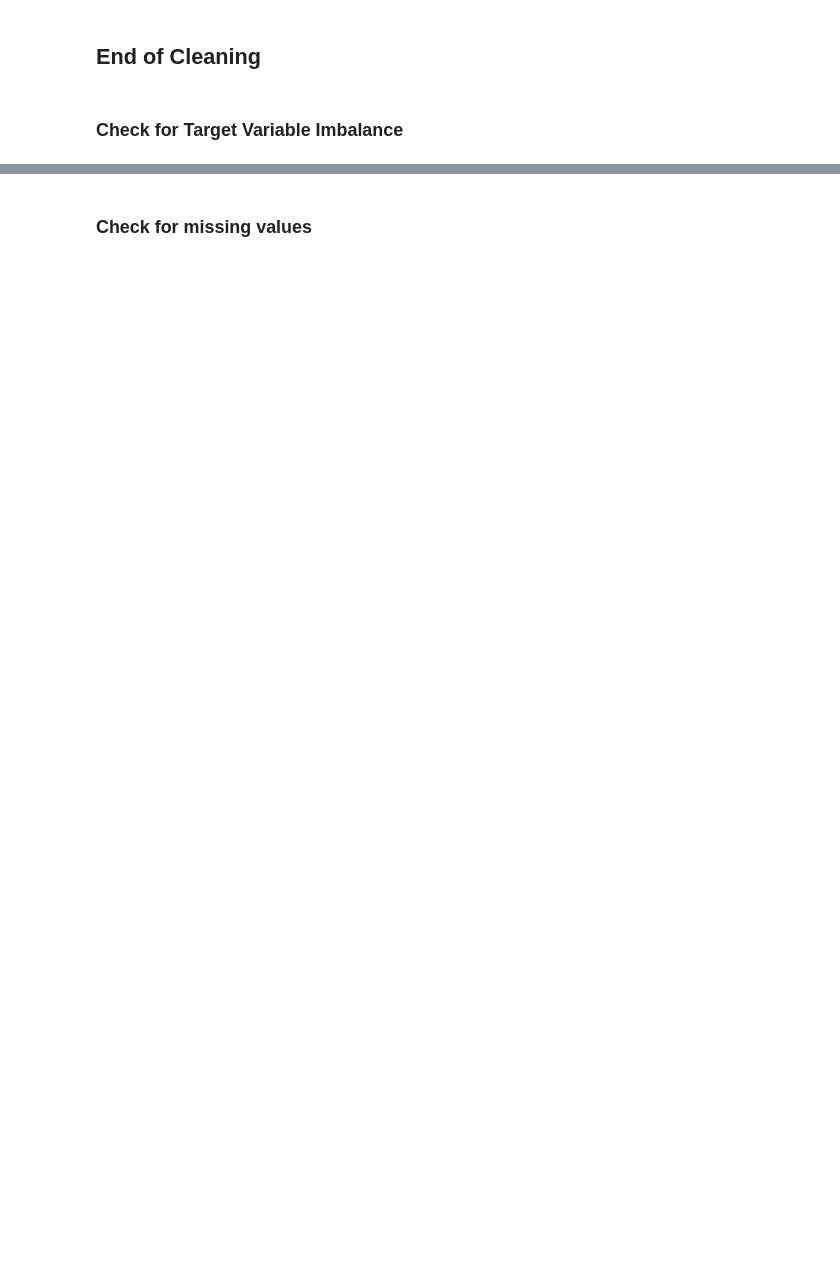
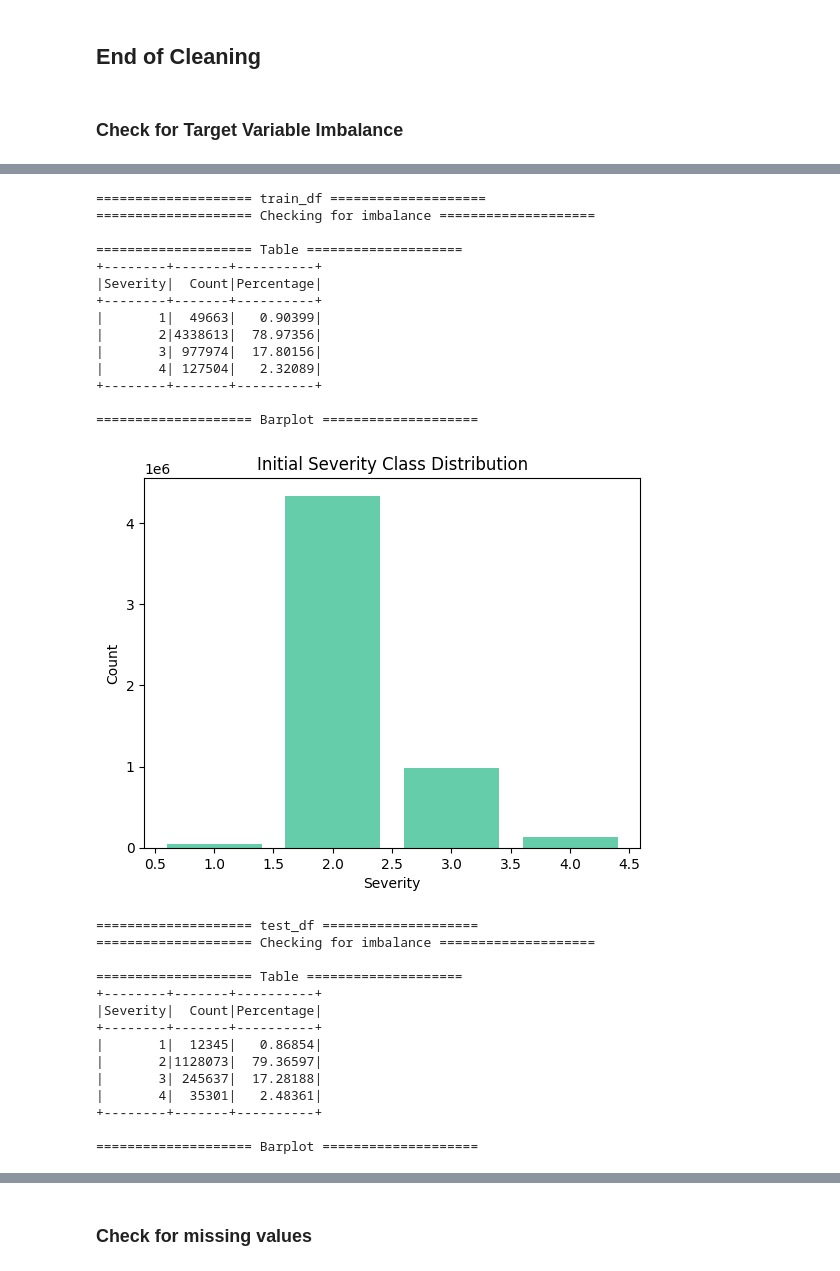
Before and after one commit to iiank/Agentic-AI-for-Big-Data-Analytics, a Jupyter notebook: EDA/EDA_Model.ipynb, the cells around one changed output, grey strips where cells are left out. Cells and saved outputs as stored; diff of their text form; code cells hidden in the pictures; blank space fills up the shorter version.

```diff
--- a/EDA/EDA_Model.ipynb
+++ b/EDA/EDA_Model.ipynb
@@ -943,5 +620,2 @@ As shown from the heatmap, the POI columns `Amenity`, `Bump`, `Give_Way`, `No_Ex
 # %% [markdown]
 ## Drop Columns After Investigation
-# %%
-cols_to_drop = ["Amenity", "Bump", "Give_Way", "No_Exit", "Railway", "Roundabout", "Traffic_Calming"]
-df = df.drop(*cols_to_drop)
@@ -950,13 +622,15 @@ We also choose to drop the columns `Duration_Minutes` and `Duration_Hours` befor
 # %%
-end_time_cols = [c for c in df.columns if c.startswith("End_Time")]
-print("Dropping:", end_time_cols)
-df = df.drop(*end_time_cols)
+def drop_cols(df, df_name):
+    end_time_cols = [c for c in df.columns if c.startswith("End_Time")]
+    duration_cols = [c for c in df.columns if c.startswith("Duration")]
+    other_cols = ["Distance(mi)", "Amenity", "Bump", "Give_Way", "No_Exit", "Railway", "Roundabout", "Traffic_Calming"]
 
-duration_cols = [c for c in df.columns if c.startswith("Duration")]
-print("Dropping:", duration_cols)
-df = df.drop(*duration_cols)
+    all_cols = end_time_cols + duration_cols + other_cols
 
-cols_to_drop = ["Distance(mi)"]
-print("Dropping:", cols_to_drop)
-df = df.drop(*cols_to_drop)
+    print(f"{df_name} dropping: {all_cols}")
+    df = df.drop(*all_cols)
+    return df
+
+train_df = drop_cols(train_df, "train_df")
+test_df = drop_cols(test_df, "test_df")
 # %% [output]
@@ -966,12 +639,17 @@ Dropping: ['Distance(mi)']
 # %% [markdown]
 ## Binarise Severity (Target Variable)
 # %%
-df = df.withColumn("high_severity", (F.col("Severity") >= 3).cast("int"))
+train_df = train_df.withColumn("high_severity", (F.col("Severity") >= 3).cast("int"))
+test_df = test_df.withColumn("high_severity", (F.col("Severity") >= 3).cast("int"))
 # %% [markdown]
 ## Check for Duplicates
 # %%
-final_count = df.count()
-df = df.dropDuplicates(subset=["Start_Time", "Start_Lat", "Start_Lng", "Street"])
-dupe_count = final_count - df.count()
-print(f"Number of duplicate rows dropped: {dupe_count}")
+def drop_final_dupes(df, df_name):
+    count = df.count()
+    df = df.dropDuplicates(subset=["Start_Time", "Start_Lat", "Start_Lng", "Street"])
+    print(f"{df_name} duplicate rows dropped: {count - df.count()}")
+    return df
+
+train_df = drop_final_dupes(train_df, "train_df")
+test_df = drop_final_dupes(test_df, "test_df")
 # %% [output]
@@ -1001,0 +662,37 @@ check_imbalance(df)
+# %%
+border("train_df")
+check_imbalance(train_df)
+
+print()
+border("test_df")
+check_imbalance(test_df)
+# %% [output]
+==================== train_df ====================
+==================== Checking for imbalance ====================
+
+==================== Table ====================
++--------+-------+----------+
+|Severity|  Count|Percentage|
++--------+-------+----------+
+|       1|  49663|   0.90399|
+|       2|4338613|  78.97356|
+|       3| 977974|  17.80156|
+|       4| 127504|   2.32089|
++--------+-------+----------+
+
+==================== Barplot ====================
+[figure, added]
+==================== test_df ====================
+==================== Checking for imbalance ====================
+
+==================== Table ====================
++--------+-------+----------+
+|Severity|  Count|Percentage|
++--------+-------+----------+
+|       1|  12345|   0.86854|
+|       2|1128073|  79.36597|
+|       3| 245637|  17.28188|
+|       4|  35301|   2.48361|
++--------+-------+----------+
+
+==================== Barplot ====================
```
Also changed, not shown: parts of 67 cells of this notebook, 1 other file.
